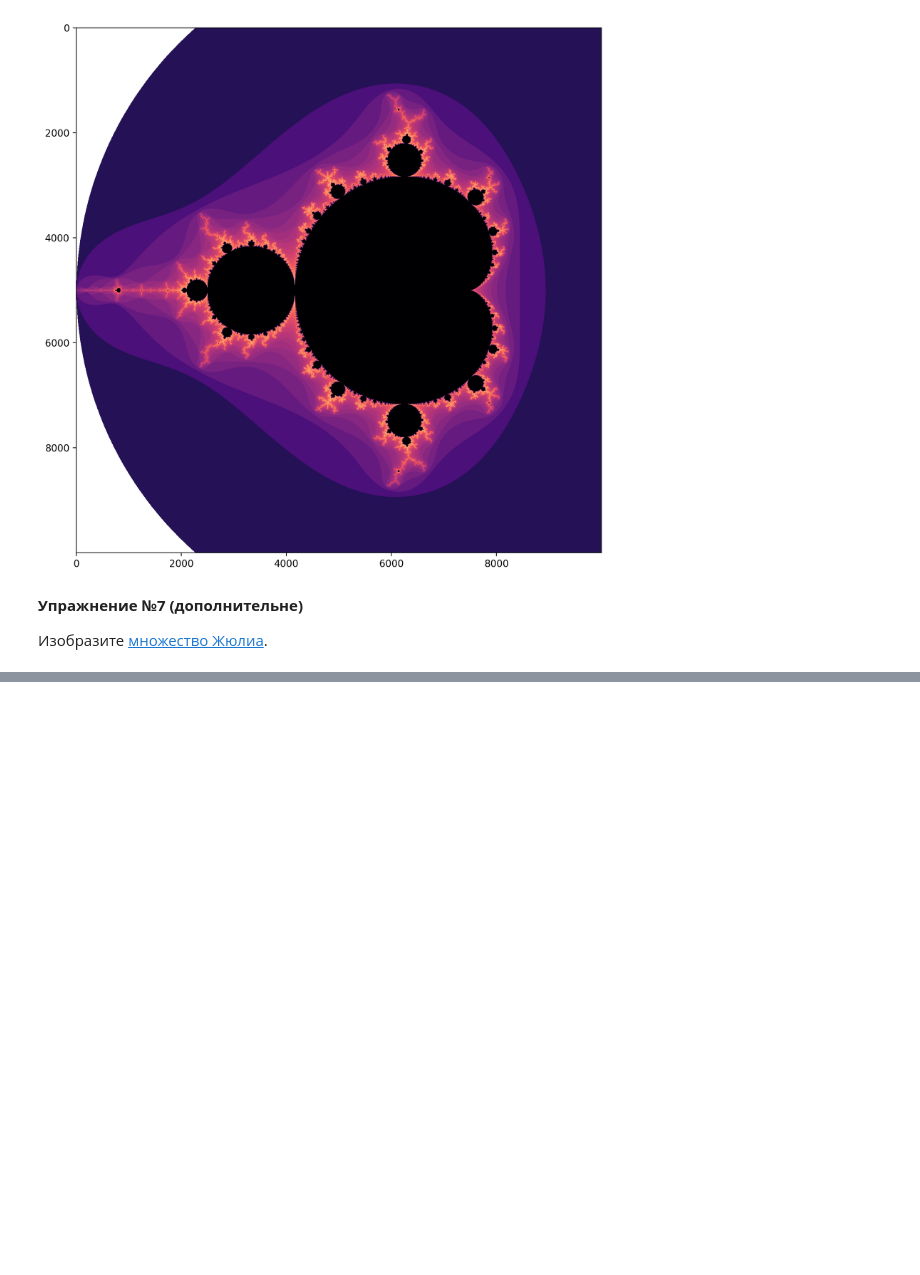
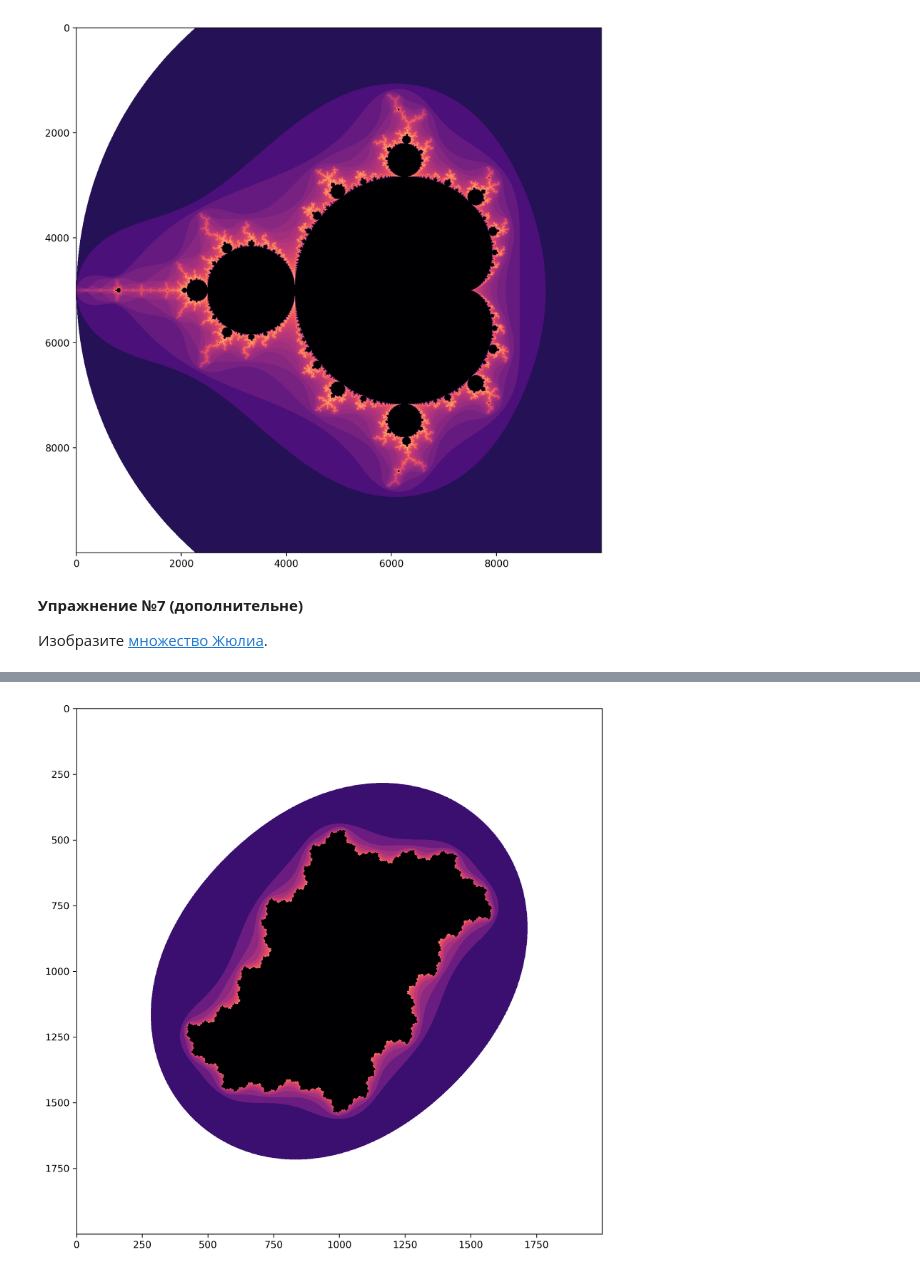
Before and after one commit to furs-aka-beast/mipt_inf, a Jupyter notebook: lab5.ipynb, the cells around one changed output, grey strips where cells are left out. Saved outputs shown, nothing was run; the diff lists cells and outputs as text; code cells hidden in the pictures; blank space fills up the shorter version.

```diff
--- a/lab5.ipynb
+++ b/lab5.ipynb
@@ -336,0 +361,4 @@ mandelbrot(-2,1,-1.5,1.5,10000,10000)
+# %%
+julia(-2,2,-2,2,2000,2000,0,0.5)
+# %% [output]
+[figure, added]
```
Also changed, not shown: parts of 5 cells of this notebook.
